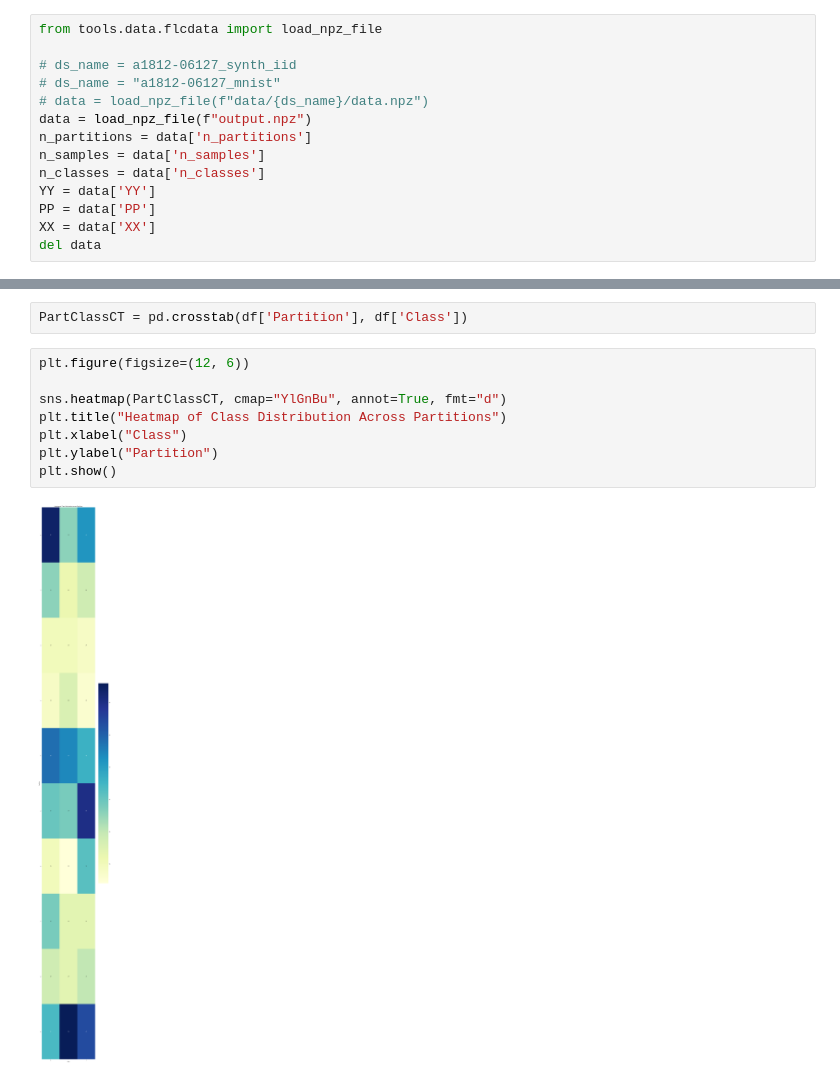
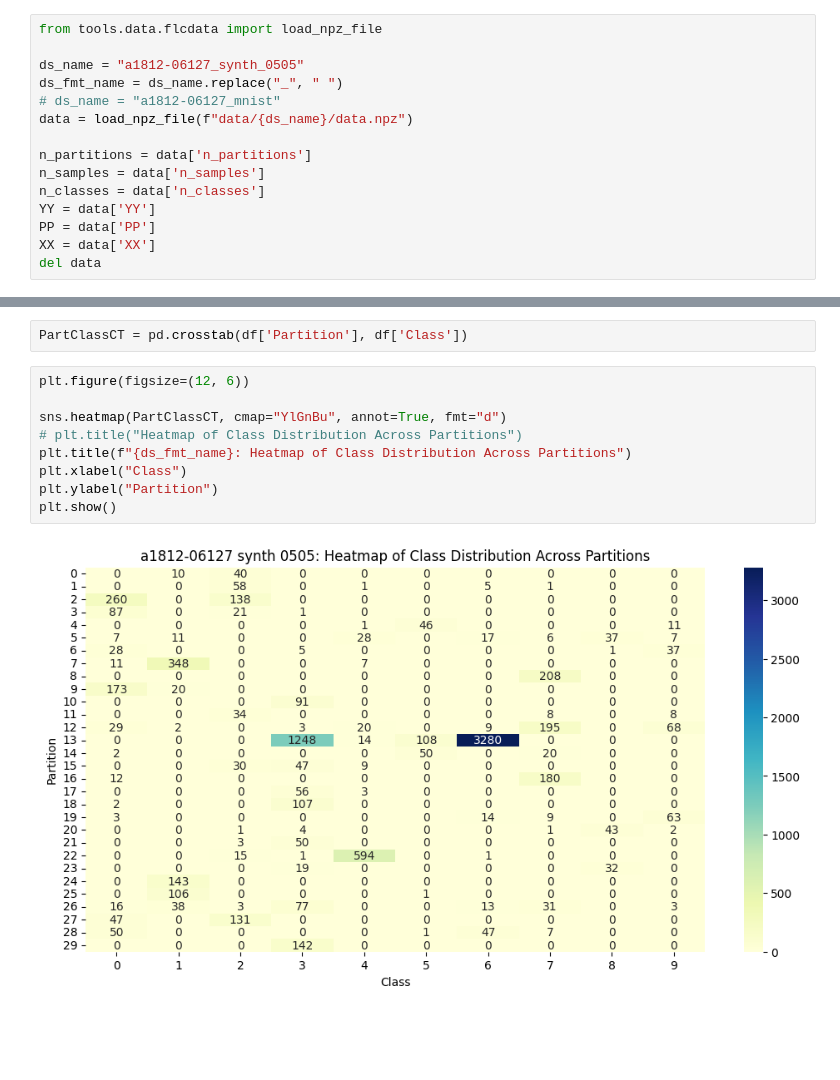
Before and after one commit to mamodev/FLME, a Jupyter notebook: paper/tools/data/ds_ana.ipynb, the cells around one changed output, grey strips where cells are left out. Cells and saved outputs as stored; diff of their text form; blank space fills up the shorter version.

```diff
--- a/paper/tools/data/ds_ana.ipynb
+++ b/paper/tools/data/ds_ana.ipynb
@@ -1,10 +35,11 @@
 # %%
 from tools.data.flcdata import load_npz_file
 
-# ds_name = a1812-06127_synth_iid
+ds_name = "a1812-06127_synth_0505"
+ds_fmt_name = ds_name.replace("_", " ")
 # ds_name = "a1812-06127_mnist"
-# data = load_npz_file(f"data/{ds_name}/data.npz")
-data = load_npz_file(f"output.npz")
+data = load_npz_file(f"data/{ds_name}/data.npz")
+
 n_partitions = data['n_partitions']
 n_samples = data['n_samples']
 n_classes = data['n_classes']
@@ -27,13 +75,14 @@ PartClassCT = pd.crosstab(df['Partition'], df['Class'])
 # %%
 plt.figure(figsize=(12, 6))
 
 sns.heatmap(PartClassCT, cmap="YlGnBu", annot=True, fmt="d")
-plt.title("Heatmap of Class Distribution Across Partitions")
+# plt.title("Heatmap of Class Distribution Across Partitions")
+plt.title(f"{ds_fmt_name}: Heatmap of Class Distribution Across Partitions")
 plt.xlabel("Class")
 plt.ylabel("Partition")
 plt.show()
 # %% [output]
-[figure, old version]
+[figure, new version]
 # %%
 num_classes = n_classes
 features = len(XX[0])  # number of features in the dataset
```
Also changed, not shown: parts of 4 cells of this notebook, 16 other files.
